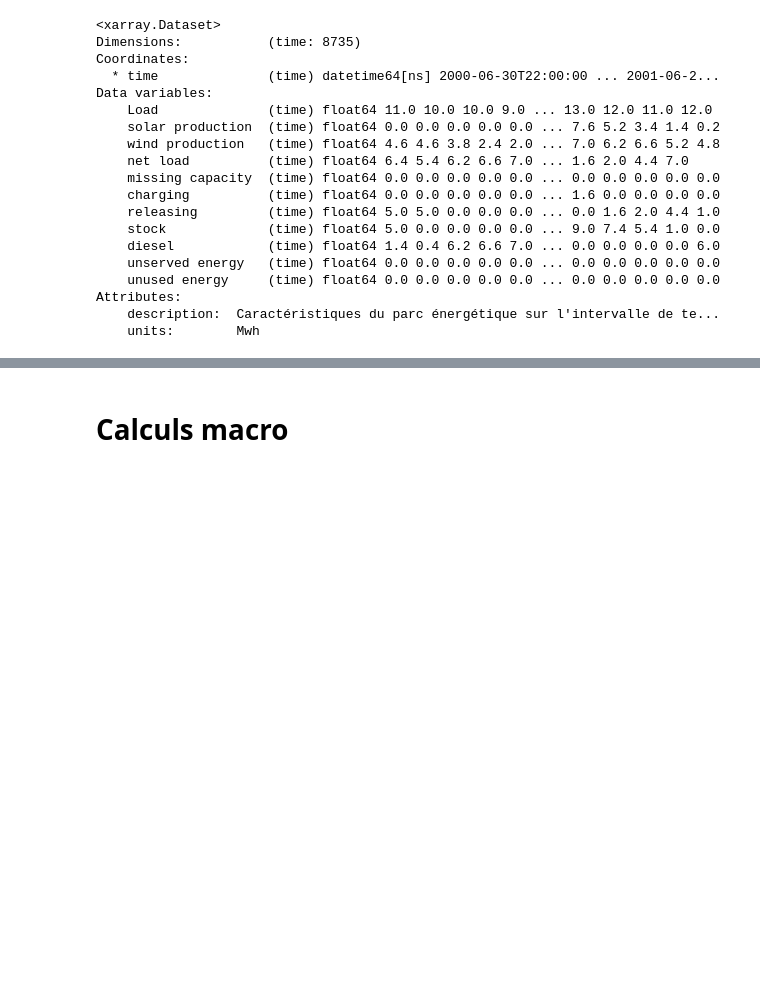
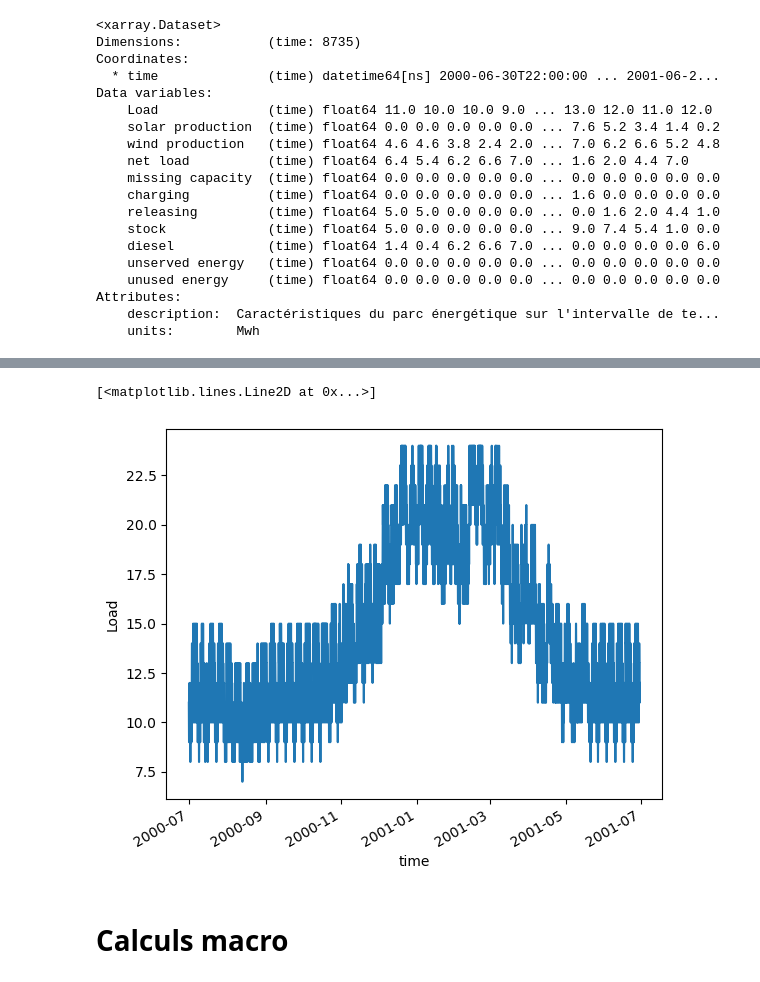
Before and after one commit to cledat/Projet-EA314, a Jupyter notebook: data_computation.ipynb, the cells around one changed output, grey strips where cells are left out. Drawn from its saved outputs; the diff is of its cells as text; code cells hidden in the pictures; blank space fills up the shorter version.

```diff
--- a/data_computation.ipynb
+++ b/data_computation.ipynb
@@ -170,3 +171,8 @@ Data variables:
+# %%
+energy_scenario.Load.plot()
+# %% [output]
+[<matplotlib.lines.Line2D at 0x...>]
+[figure, added]
 # %% [markdown]
 # Calculs macro
 # %% [markdown]
```
Also changed, not shown: parts of 3 cells of this notebook, 2 other files.
